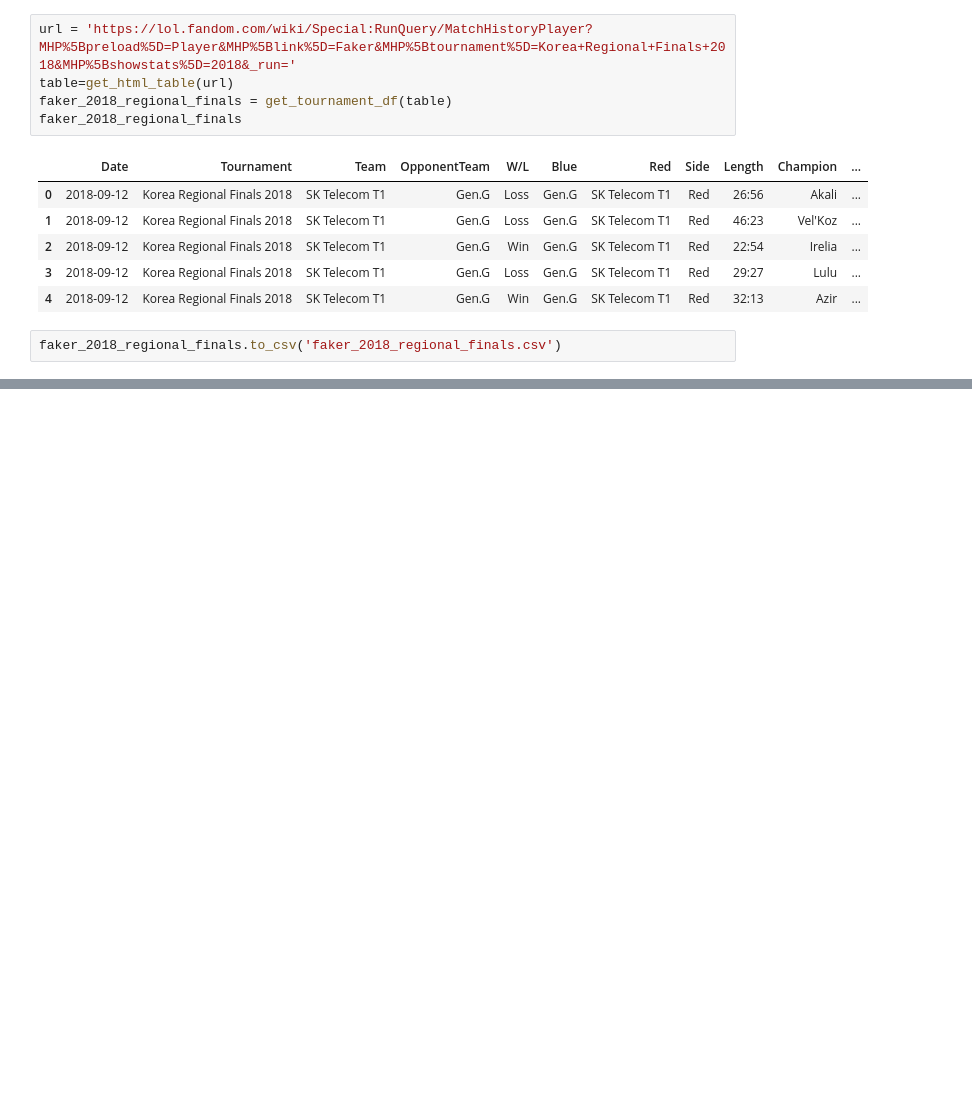
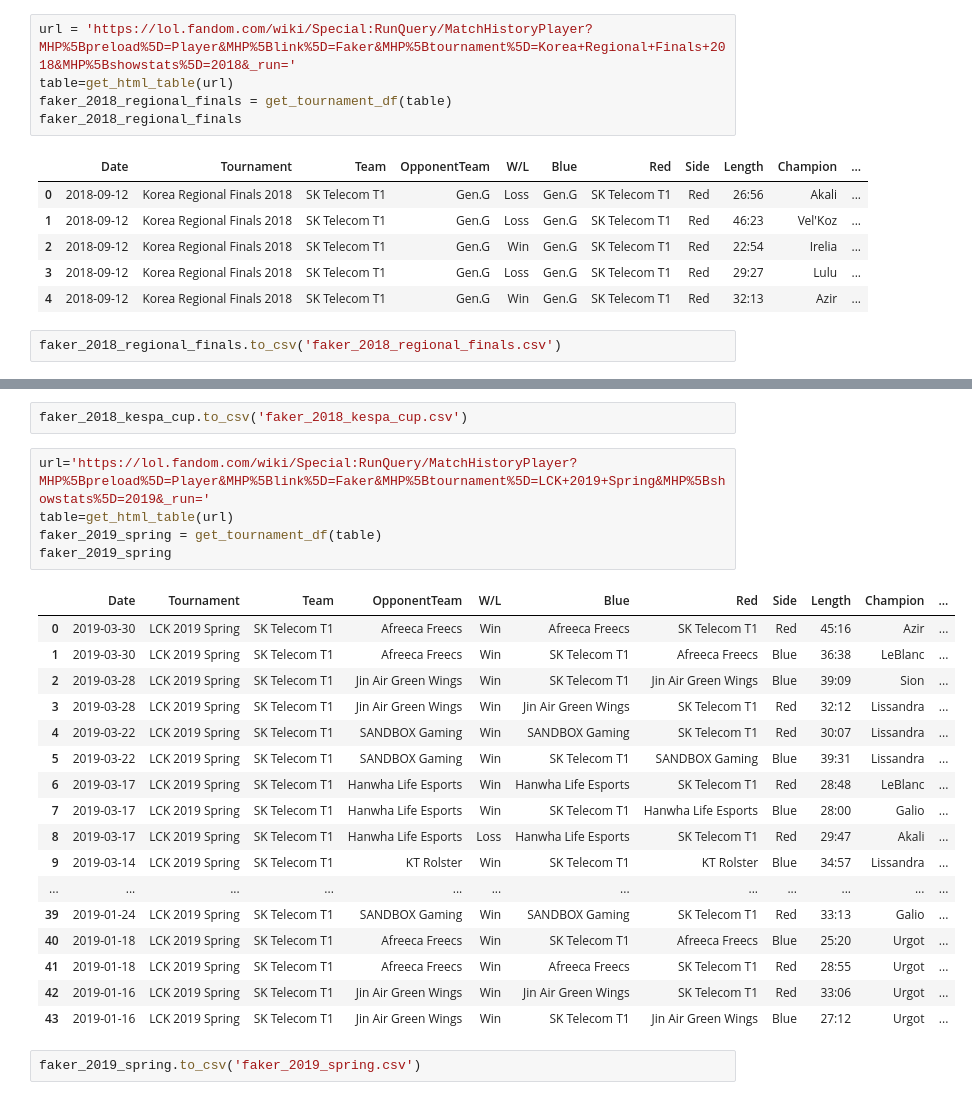
Before and after one commit to benbielin/lol-esports-stats, a Jupyter notebook: faker-stats.ipynb, the cells around one changed output, grey strips where cells are left out. Saved outputs shown, nothing was run; the diff lists cells and outputs as text; blank space fills up the shorter version.

Commit message:
Kaggle Notebook | Faker Stats | Version 14 | 09/09/22

```diff
--- a/faker-stats.ipynb
+++ b/faker-stats.ipynb
@@ -1114,0 +1129,27 @@ faker_2018_regional_finals.to_csv('faker_2018_regional_finals.csv')
+# %%
+faker_2018_kespa_cup.to_csv('faker_2018_kespa_cup.csv')
+# %%
+url='https://lol.fandom.com/wiki/Special:RunQuery/MatchHistoryPlayer?MHP%5Bpreload%5D=Player&MHP%5Blink%5D=Faker&MHP%5Btournament%5D=LCK+2019+Spring&MHP%5Bshowstats%5D=2019&_run='
+table=get_html_table(url)
+faker_2019_spring = get_tournament_df(table)
+faker_2019_spring
+# %% [output]
+|  | Date | Tournament | Team | OpponentTeam | W/L | Blue | Red | Side | Length | Champion | ... |
+| 0 | 2019-03-30 | LCK 2019 Spring | SK Telecom T1 | Afreeca Freecs | Win | Afreeca Freecs | SK Telecom T1 | Red | 45:16 | Azir | ... |
+| 1 | 2019-03-30 | LCK 2019 Spring | SK Telecom T1 | Afreeca Freecs | Win | SK Telecom T1 | Afreeca Freecs | Blue | 36:38 | LeBlanc | ... |
+| 2 | 2019-03-28 | LCK 2019 Spring | SK Telecom T1 | Jin Air Green Wings | Win | SK Telecom T1 | Jin Air Green Wings | Blue | 39:09 | Sion | ... |
+| 3 | 2019-03-28 | LCK 2019 Spring | SK Telecom T1 | Jin Air Green Wings | Win | Jin Air Green Wings | SK Telecom T1 | Red | 32:12 | Lissandra | ... |
+| 4 | 2019-03-22 | LCK 2019 Spring | SK Telecom T1 | SANDBOX Gaming | Win | SANDBOX Gaming | SK Telecom T1 | Red | 30:07 | Lissandra | ... |
+| 5 | 2019-03-22 | LCK 2019 Spring | SK Telecom T1 | SANDBOX Gaming | Win | SK Telecom T1 | SANDBOX Gaming | Blue | 39:31 | Lissandra | ... |
+| 6 | 2019-03-17 | LCK 2019 Spring | SK Telecom T1 | Hanwha Life Esports | Win | Hanwha Life Esports | SK Telecom T1 | Red | 28:48 | LeBlanc | ... |
+| 7 | 2019-03-17 | LCK 2019 Spring | SK Telecom T1 | Hanwha Life Esports | Win | SK Telecom T1 | Hanwha Life Esports | Blue | 28:00 | Galio | ... |
+| 8 | 2019-03-17 | LCK 2019 Spring | SK Telecom T1 | Hanwha Life Esports | Loss | Hanwha Life Esports | SK Telecom T1 | Red | 29:47 | Akali | ... |
+| 9 | 2019-03-14 | LCK 2019 Spring | SK Telecom T1 | KT Rolster | Win | SK Telecom T1 | KT Rolster | Blue | 34:57 | Lissandra | ... |
+| ... | ... | ... | ... | ... | ... | ... | ... | ... | ... | ... | ... |
+| 39 | 2019-01-24 | LCK 2019 Spring | SK Telecom T1 | SANDBOX Gaming | Win | SANDBOX Gaming | SK Telecom T1 | Red | 33:13 | Galio | ... |
+| 40 | 2019-01-18 | LCK 2019 Spring | SK Telecom T1 | Afreeca Freecs | Win | SK Telecom T1 | Afreeca Freecs | Blue | 25:20 | Urgot | ... |
+| 41 | 2019-01-18 | LCK 2019 Spring | SK Telecom T1 | Afreeca Freecs | Win | Afreeca Freecs | SK Telecom T1 | Red | 28:55 | Urgot | ... |
+| 42 | 2019-01-16 | LCK 2019 Spring | SK Telecom T1 | Jin Air Green Wings | Win | Jin Air Green Wings | SK Telecom T1 | Red | 33:06 | Urgot | ... |
+| 43 | 2019-01-16 | LCK 2019 Spring | SK Telecom T1 | Jin Air Green Wings | Win | SK Telecom T1 | Jin Air Green Wings | Blue | 27:12 | Urgot | ... |
+# %%
+faker_2019_spring.to_csv('faker_2019_spring.csv')
```
Also changed, not shown: parts of 16 cells of this notebook.
